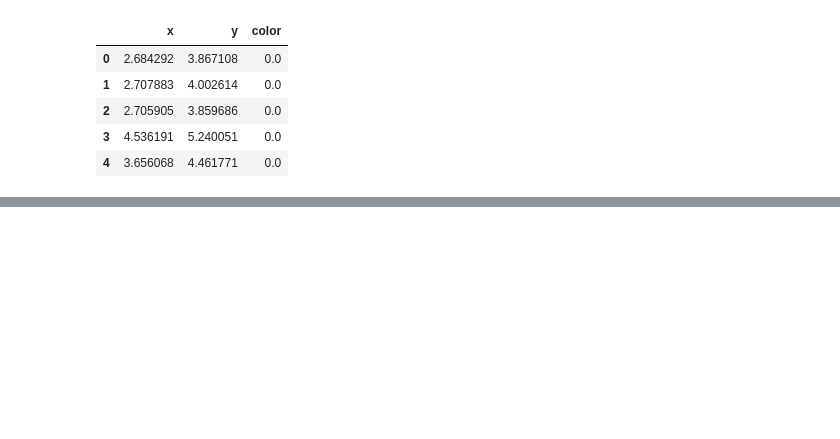
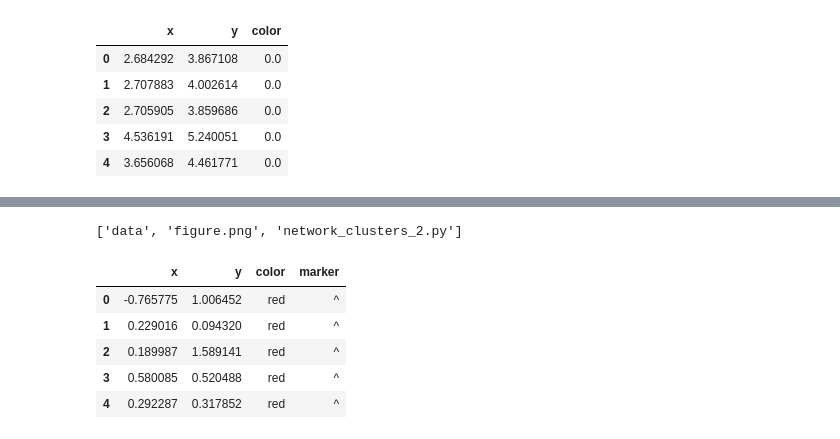
Before and after one commit to Newtanmukh/Python-Frameworks-Tutorials, a Jupyter notebook: INTRO_TO_NEURAL_NETWORKS/Neural Net.ipynb, the cells around one changed output, grey strips where cells are left out. Saved outputs shown, nothing was run; the diff lists cells and outputs as text; code cells hidden in the pictures; blank space fills up the shorter version.

Commit message:
Majority of Neural network done

```diff
--- a/INTRO_TO_NEURAL_NETWORKS/Neural Net.ipynb
+++ b/INTRO_TO_NEURAL_NETWORKS/Neural Net.ipynb
@@ -161,0 +355,15 @@ model.evaluate(test_x, test_df.color.values)
+# %%
+os.listdir('./clusters_two_categories/')
+# %% [output]
+['data', 'figure.png', 'network_clusters_2.py']
+# %%
+train_df = pd.read_csv('./clusters_two_categories/data/train.csv')
+# %%
+train_df.head()
+# %% [output]
+|  | x | y | color | marker |
+| 0 | -0.765775 | 1.006452 | red | ^ |
+| 1 | 0.229016 | 0.094320 | red | ^ |
+| 2 | 0.189987 | 1.589141 | red | ^ |
+| 3 | 0.580085 | 0.520488 | red | ^ |
+| 4 | 0.292287 | 0.317852 | red | ^ |
```
Also changed, not shown: parts of 58 cells of this notebook.
